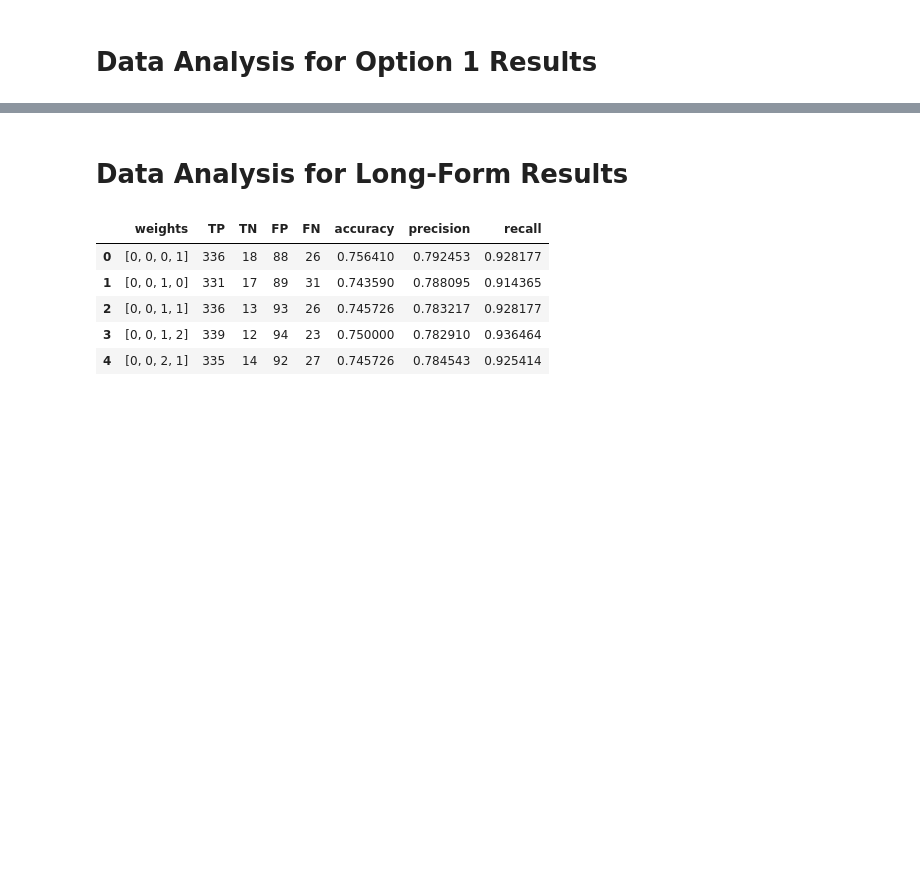
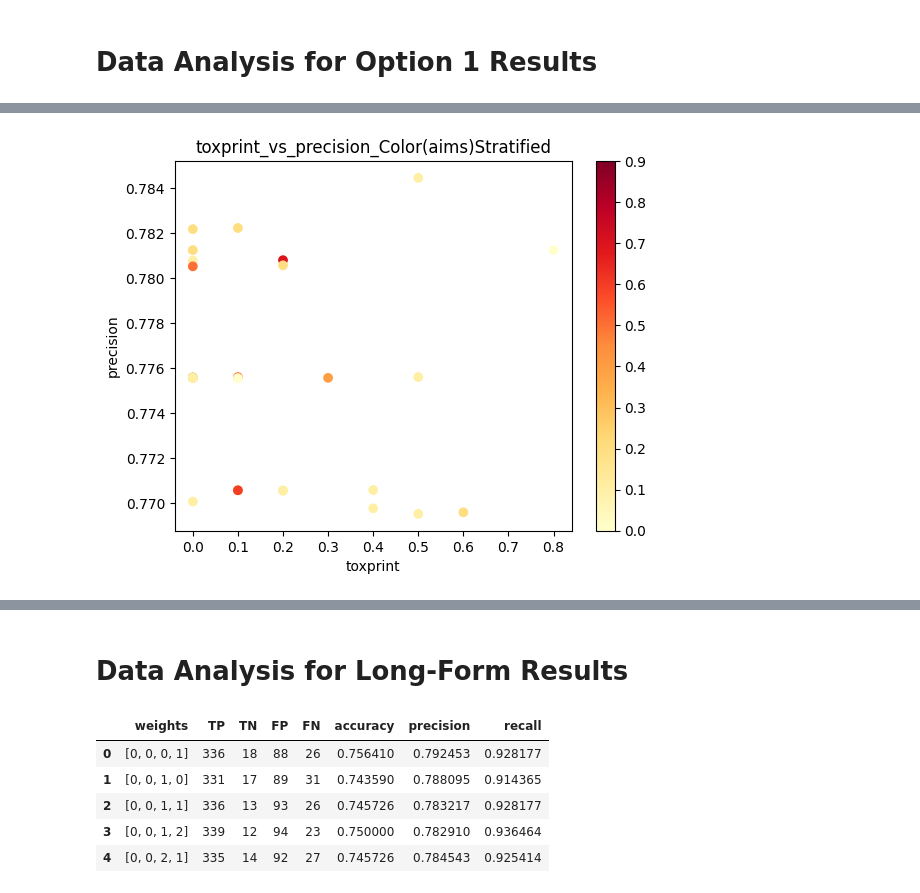
Before and after one commit to patlewig/genra-hybrid, a Jupyter notebook: notebooks/03-ajl-data_analysis.ipynb, the cells around one changed output, grey strips where cells are left out. Cells and saved outputs as stored; diff of their text form; code cells hidden in the pictures; blank space fills up the shorter version.

```diff
--- a/notebooks/03-ajl-data_analysis.ipynb
+++ b/notebooks/03-ajl-data_analysis.ipynb
@@ -135,0 +3,8 @@ plt.show()
+# %%
+import pandas as pd
+import numpy
+
+endpoint = "chr-liver"
+
+full_df = pd.read_csv(f"../references/full_print_results/{endpoint}/big_results_percentages.csv")
+full_df = full_df.drop(columns = {"Unnamed: 0"})
@@ -135,0 +103,6 @@ plt.show()
+# %%
+precision_df1 = df.sort_values("mean_test_precision").iloc[0:10, :]
+precision_df2 = df.sort_values("mean_test_precision").iloc[-10:, :]
+precision_df3 = df.sort_values("mean_test_precision").iloc[495:505, :]
+precision_df = pd.concat([precision_df1, precision_df2, precision_df3]).sort_values("mean_test_precision", ascending = False)
+precision_df.head(10)
@@ -135,0 +182,13 @@ plt.show()
+# %%
+#Precision strata
+test_variables["y"] = "precision"
+plt.scatter(x = precision_df[test_variables["x"]], y= precision_df["mean_test_precision"], c= precision_df[test_variables["c"]], cmap = "YlOrRd")
+plt.colorbar()
+plt.xlabel(test_variables["x"])
+plt.ylabel(test_variables["y"])
+title = f"{test_variables["x"]}_vs_{test_variables["y"]}_Color({test_variables["c"]})Stratified"
+plt.title(title)
+plt.savefig(f"../references/full_print_results/{endpoint}/strat_graphs/{title}_scatter.png")
+plt.show()
+# %% [output]
+[figure, added]
```
Also changed, not shown: parts of 38 cells of this notebook, 2 other files.
